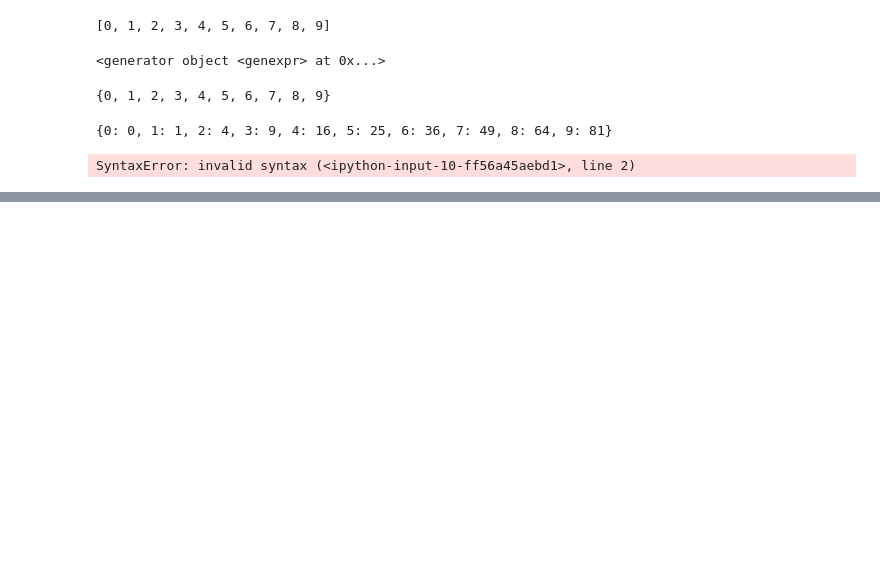
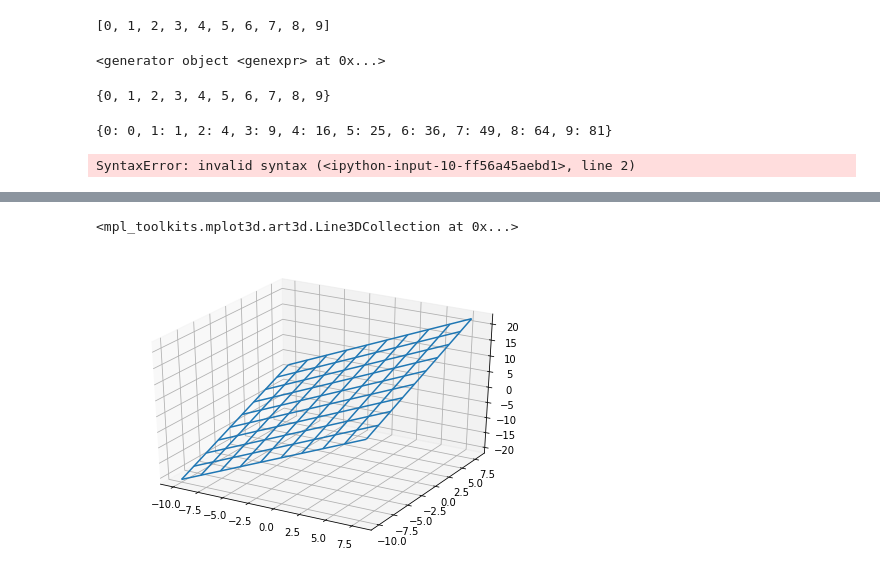
Before and after one commit to mytinylabo/coding-the-matrix, a Jupyter notebook: notebook/scratchpad.ipynb, the cells around one changed output, grey strips where cells are left out. Drawn from its saved outputs; the diff is of its cells as text; code cells hidden in the pictures; blank space fills up the shorter version.

```diff
--- a/notebook/scratchpad.ipynb
+++ b/notebook/scratchpad.ipynb
@@ -30,0 +31,35 @@ SyntaxError: Generator expression must be parenthesized (<ipython-input-12-e84f5
+# %%
+# 3次元に平面をプロットする
+
+import numpy as np
+from mpl_toolkits.mplot3d import Axes3D
+import matplotlib.pyplot as plt
+
+# 3点の座標
+a = np.array([1, 0, 4.4])
+b = np.array([0, 1, 4])
+c = np.array([0, 0, 3])
+
+# アフィン結合にする
+u = b - a
+v = c - a
+
+# s.u + t.v + a
+#
+# x = -s - t + 1
+# y = s
+# z = -0.4s - 1.4t + 4.4
+#
+# これを解いて
+# z = 1.4x + y + 3
+
+step = 2
+xs, ys = np.meshgrid(np.arange(-10, 10, step), np.arange(-10, 10, step))
+zs = 1.4 * xs + ys + 3
+
+fig = plt.figure()
+ax = Axes3D(fig)
+ax.plot_wireframe(xs, ys, zs)
+# %% [output]
+<mpl_toolkits.mplot3d.art3d.Line3DCollection at 0x...>
+[figure, added]
```
Also changed, not shown: parts of 5 cells of this notebook.
